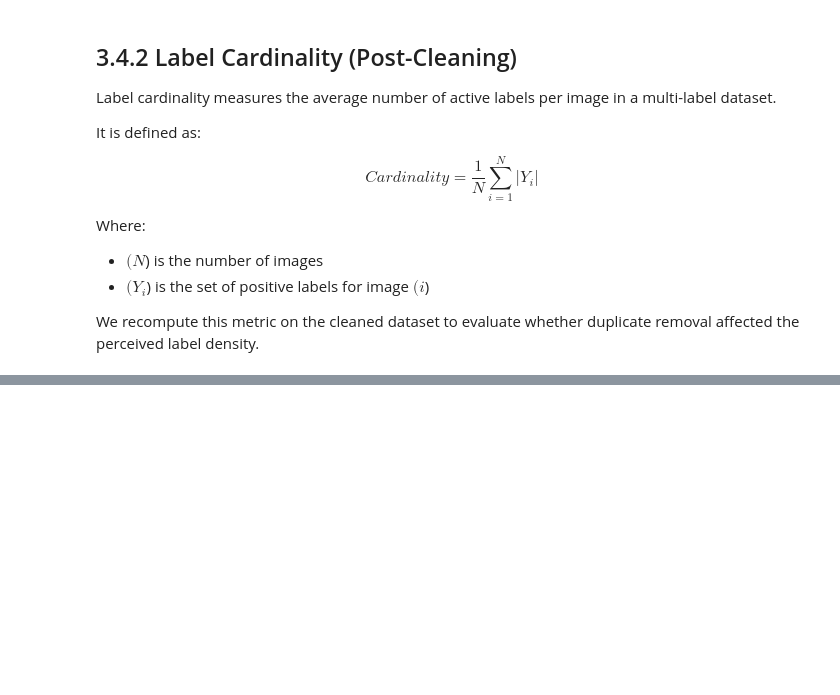
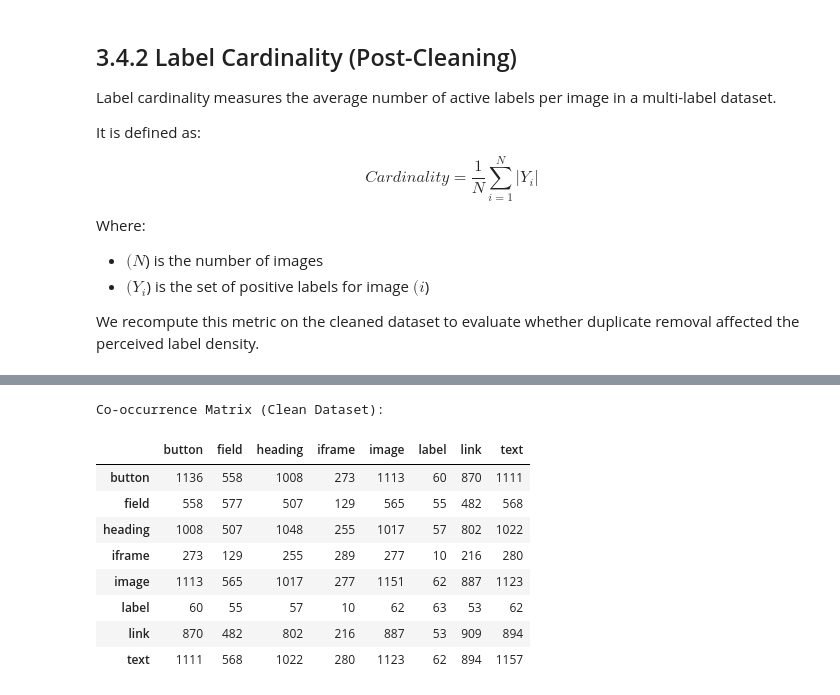
Before and after one commit to AnindyaChakravarty/Multi-label_Image_Classification, a Jupyter notebook: DM.ipynb, the cells around one changed output, grey strips where cells are left out. Drawn from its saved outputs; the diff is of its cells as text; code cells hidden in the pictures; blank space fills up the shorter version.

```diff
--- a/DM.ipynb
+++ b/DM.ipynb
@@ -1236,0 +1320,19 @@ We recompute this metric on the cleaned dataset to evaluate whether duplicate re
+# %%
+label_cols = ["button", "field", "heading", "iframe", "image", "label", "link", "text"]
+
+# Compute co-occurrence matrix
+cooc_matrix = clean_df[label_cols].T.dot(clean_df[label_cols])
+
+print("Co-occurrence Matrix (Clean Dataset):\n")
+display(cooc_matrix)
+# %% [output]
+Co-occurrence Matrix (Clean Dataset):
+|  | button | field | heading | iframe | image | label | link | text |
+| button | 1136 | 558 | 1008 | 273 | 1113 | 60 | 870 | 1111 |
+| field | 558 | 577 | 507 | 129 | 565 | 55 | 482 | 568 |
+| heading | 1008 | 507 | 1048 | 255 | 1017 | 57 | 802 | 1022 |
+| iframe | 273 | 129 | 255 | 289 | 277 | 10 | 216 | 280 |
+| image | 1113 | 565 | 1017 | 277 | 1151 | 62 | 887 | 1123 |
+| label | 60 | 55 | 57 | 10 | 62 | 63 | 53 | 62 |
+| link | 870 | 482 | 802 | 216 | 887 | 53 | 909 | 894 |
+| text | 1111 | 568 | 1022 | 280 | 1123 | 62 | 894 | 1157 |
```
Also changed, not shown: parts of 9 cells of this notebook.
